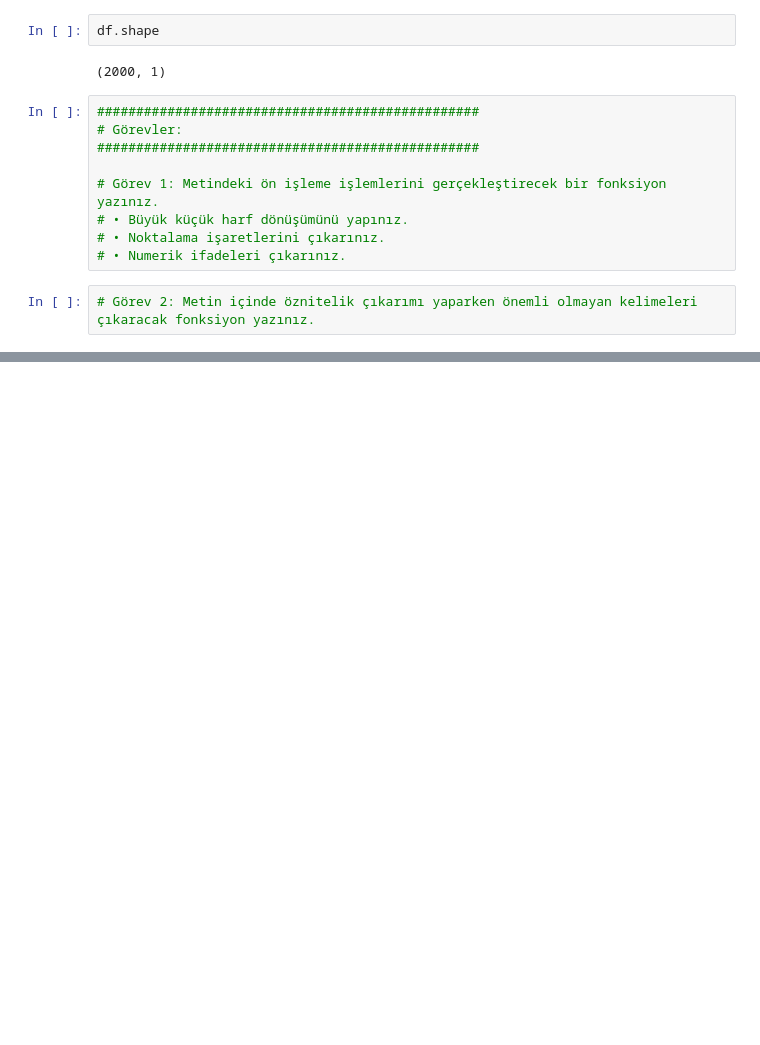
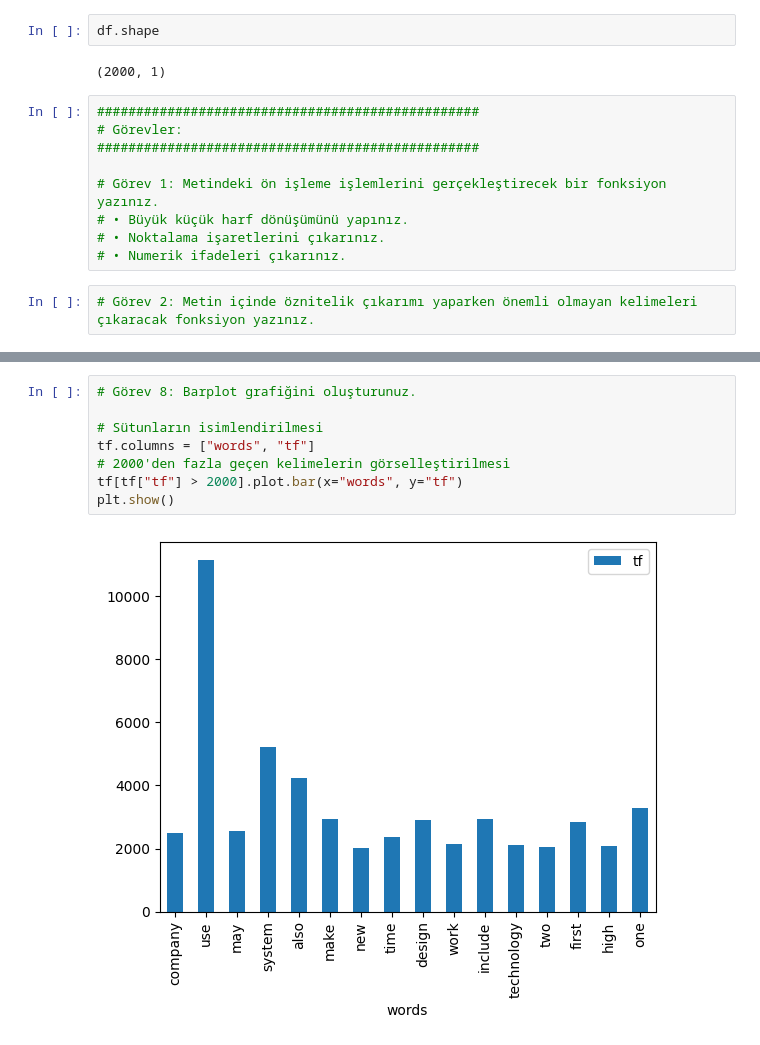
Before and after one commit to tolgaerdogmus/Natural_Language_Processing, a Jupyter notebook: wiki-text-preprocessing-visualization-nlp.ipynb, the cells around one changed output, grey strips where cells are left out. Drawn from its saved outputs; the diff is of its cells as text; blank space fills up the shorter version.

Commit message:
Kaggle Notebook | wiki_text_preprocessing_visualization_nlp | Version 2

```diff
--- a/wiki-text-preprocessing-visualization-nlp.ipynb
+++ b/wiki-text-preprocessing-visualization-nlp.ipynb
@@ -156,0 +200,10 @@ df.head()
+# %%
+# Görev 8: Barplot grafiğini oluşturunuz.
+
+# Sütunların isimlendirilmesi
+tf.columns = ["words", "tf"]
+# 2000'den fazla geçen kelimelerin görselleştirilmesi
+tf[tf["tf"] > 2000].plot.bar(x="words", y="tf")
+plt.show()
+# %% [output]
+[figure, added]
```
Also changed, not shown: parts of 16 cells of this notebook.
